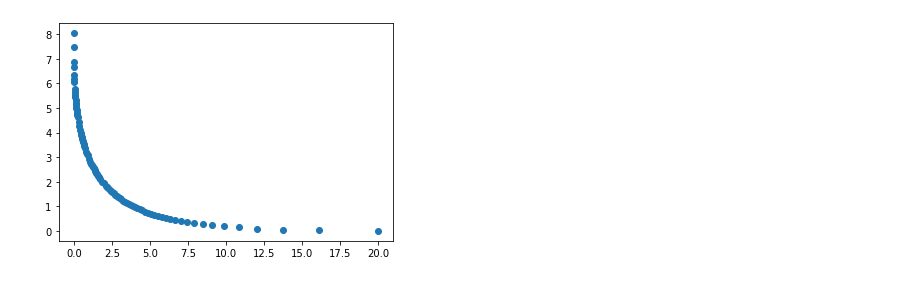
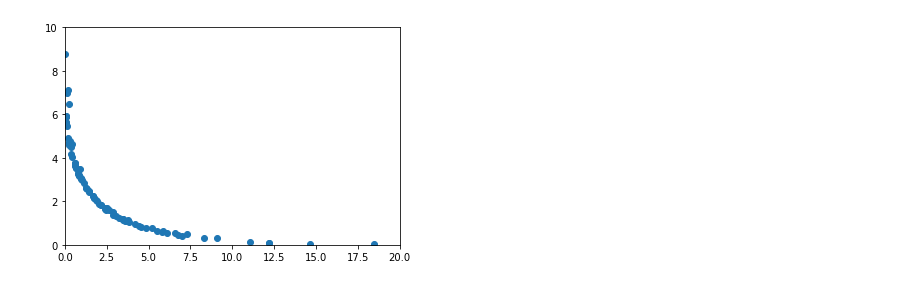
Before and after one commit to DonRoboto/MOO_v1, a Jupyter notebook: T2_P2_P3_GD_version1.ipynb, the cells around one changed output. Cells and saved outputs as stored; diff of their text form; code cells hidden in the pictures.

```diff
--- a/T2_P2_P3_GD_version1.ipynb
+++ b/T2_P2_P3_GD_version1.ipynb
@@ -85,6 +86,12 @@ w2=[]
 for i in range(len(w1)):
   w2.append(round(1-w1[i],2))
 # %%
+f_p = open('T2_P2_GD_parcial.csv', 'w')
+f_f = open('T2_P2_GD_final.csv', 'w')
+writer_p = csv.writer(f_p)
+writer_f = csv.writer(f_f)
+
+graph = []
 
 rango_min = -3
 rango_max = 3
@@ -96,32 +103,49 @@ graph_1=[]
 graph_2=[]
 
 
 for iter in range(len(w1)):
   myFunc = (w1[iter]*func_1.fx)+(w2[iter]*func_2.fx)
 
 
   # X inicial aleatorio
   r1 = random.uniform(rango_min, rango_max)
   r2 = random.uniform(rango_min, rango_max)
   xk = np.array([[r1], [r2]])
 
   #parametros iniciales
   alpha = 0.1
   ro = 0.1
   c = 0.0001
 
-  for j in range(50):
+  for j in range(10):
     pka = pk(myFunc, xk)
     #alpha = StepSize(myFunc, xk, alpha, ro, c)
     xk = xk + (alpha * pka)
+
+    ev_pr1 = Eval(func_1, xk)
+    ev_pr2 = Eval(func_2, xk)
+
+    row_p = [iter, j, ev_pr1, ev_pr2]
+    graph.append(row_p)
+    writer_p.writerow(row_p)
 
   ev1 = Eval(func_1, xk)
   ev2 = Eval(func_2, xk)
 
   graph_1.append(ev1)
   graph_2.append(ev2)
 
+  row_f = [iter, j, ev1, ev2]
+  writer_f.writerow(row_f)
+
+
+f_p.close()
+f_f.close()
+
+plt.xlim([0, 20])
+plt.ylim([0, 10])
+
 plt.scatter(graph_1, graph_2)
 plt.show()
 # %% [output]
-[figure, old version]
+[figure, new version]
```
Also changed, not shown: parts of 4 cells of this notebook.
